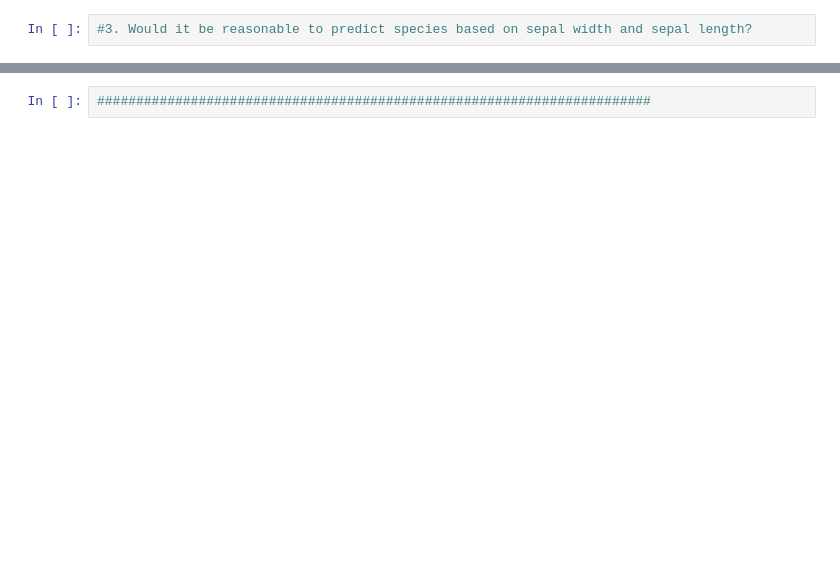
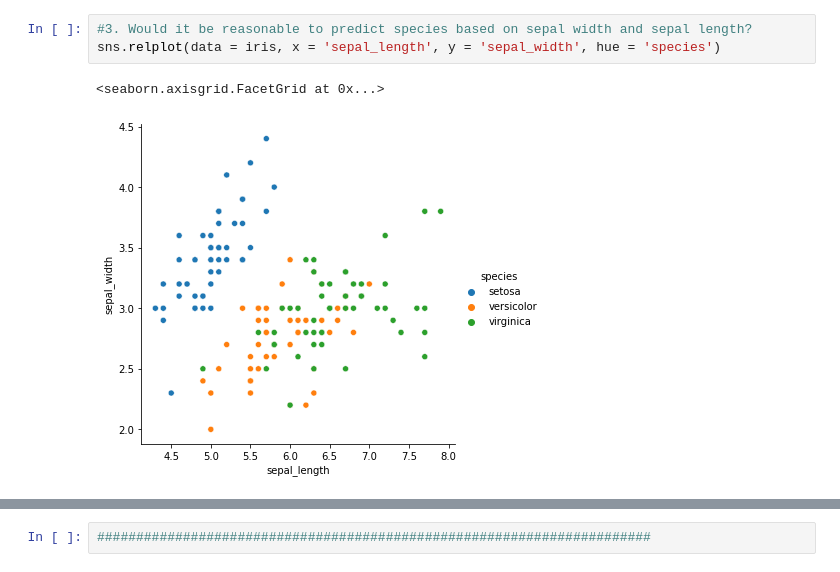
Before and after one commit to aliciag92/numpy-pandas-visualization-exercises, a Jupyter notebook: seaborn_exercises.ipynb, the cells around one changed output, grey strips where cells are left out. Cells and saved outputs as stored; diff of their text form; blank space fills up the shorter version.

```diff
--- a/seaborn_exercises.ipynb
+++ b/seaborn_exercises.ipynb
@@ -7,4 +78,8 @@
 # %%
 #3. Would it be reasonable to predict species based on sepal width and sepal length?
+sns.relplot(data = iris, x = 'sepal_length', y = 'sepal_width', hue = 'species')
+# %% [output]
+<seaborn.axisgrid.FacetGrid at 0x...>
+[figure, added]
 # %%
 #4. Which features would be best used to predict species?
```
Also changed, not shown: parts of 54 cells of this notebook.
